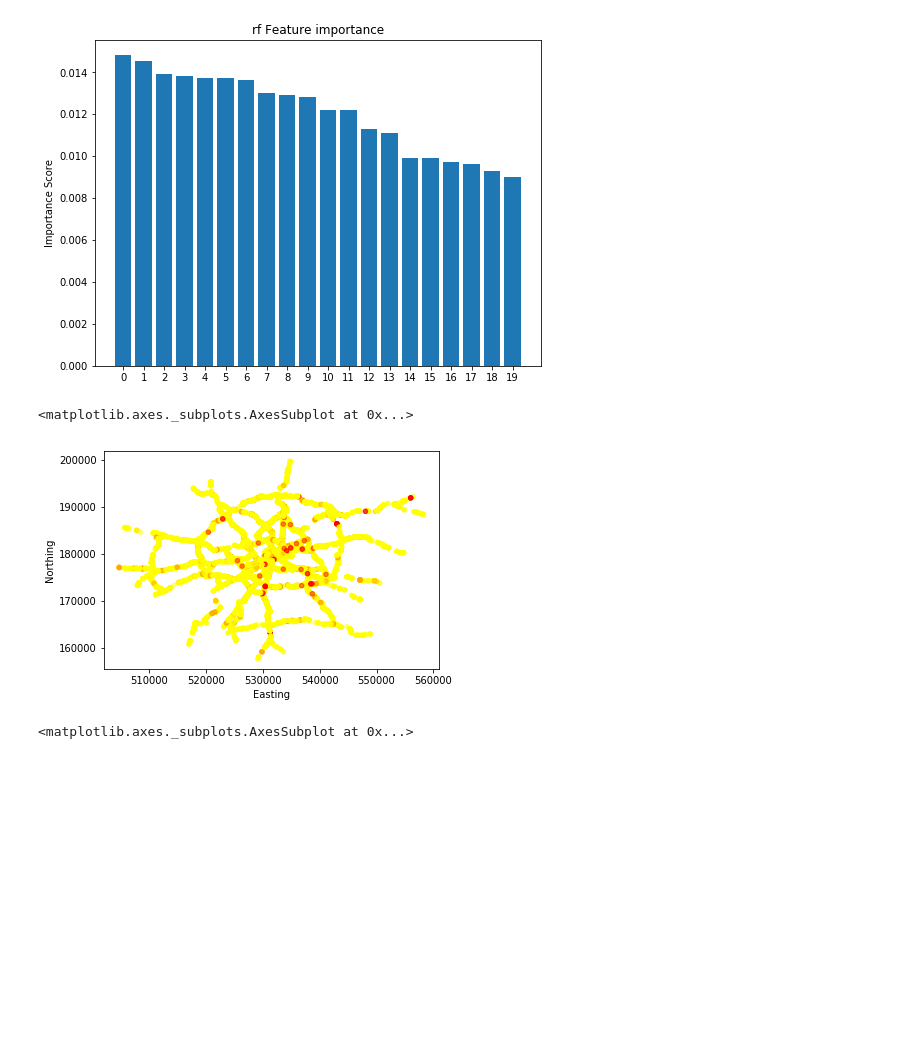
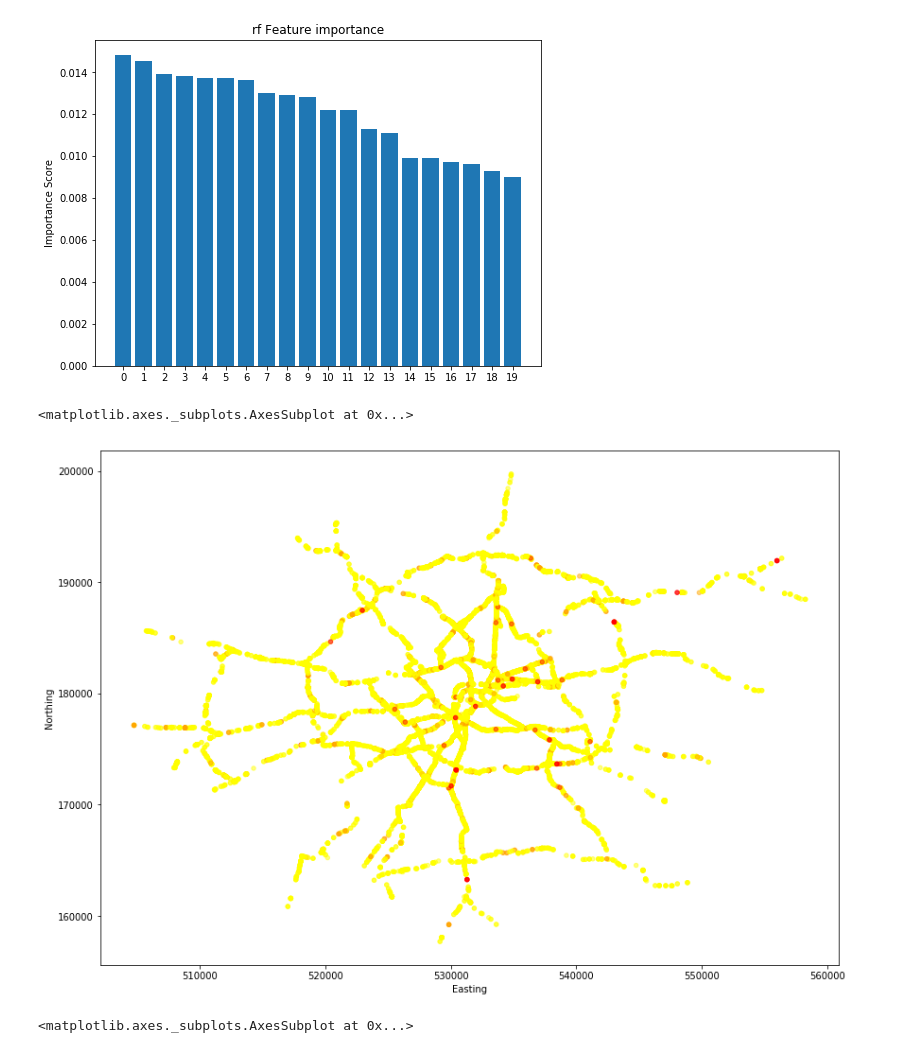
Before and after one commit to tw1574/London_2018, a Jupyter notebook: London_Data_Dive_Book2_CollisionLevel_simple_paramter_tuning.ipynb, the cells around one changed output. Drawn from its saved outputs; the diff is of its cells as text; code cells hidden in the pictures; blank space fills up the shorter version.

```diff
--- a/London_Data_Dive_Book2_CollisionLevel_simple_paramter_tuning.ipynb
+++ b/London_Data_Dive_Book2_CollisionLevel_simple_paramter_tuning.ipynb
@@ -287,10 +300,13 @@ rf Feature ranking:         0                             1
 4  0.0137   Junction Location_8 Jct Mid
 [figure]
 # %%
-df_crash[df_crash['Highway'] == '1 TLRN'].plot.scatter(x='Easting', y='Northing', c=y[df_crash['Highway'] == '1 TLRN'].replace(colors), alpha=.5)
+df_crash[df_crash['Highway'] == '1 TLRN']\
+.plot.scatter(x='Easting', y='Northing',
+              c=y[df_crash['Highway'] == '1 TLRN'].replace(colors),
+              figsize=(14,10), alpha=.5)
 # %% [output]
 <matplotlib.axes._subplots.AxesSubplot at 0x...>
-[figure, old version]
+[figure, new version]
 # %%
 df_crash[df_crash['Highway'] != '1 TLRN'].plot.scatter(x='Easting', y='Northing', c=y[df_crash['Highway'] != '1 TLRN'].replace(colors), alpha=.5)
 # %% [output]
```
Also changed, not shown: parts of 5 cells of this notebook.
